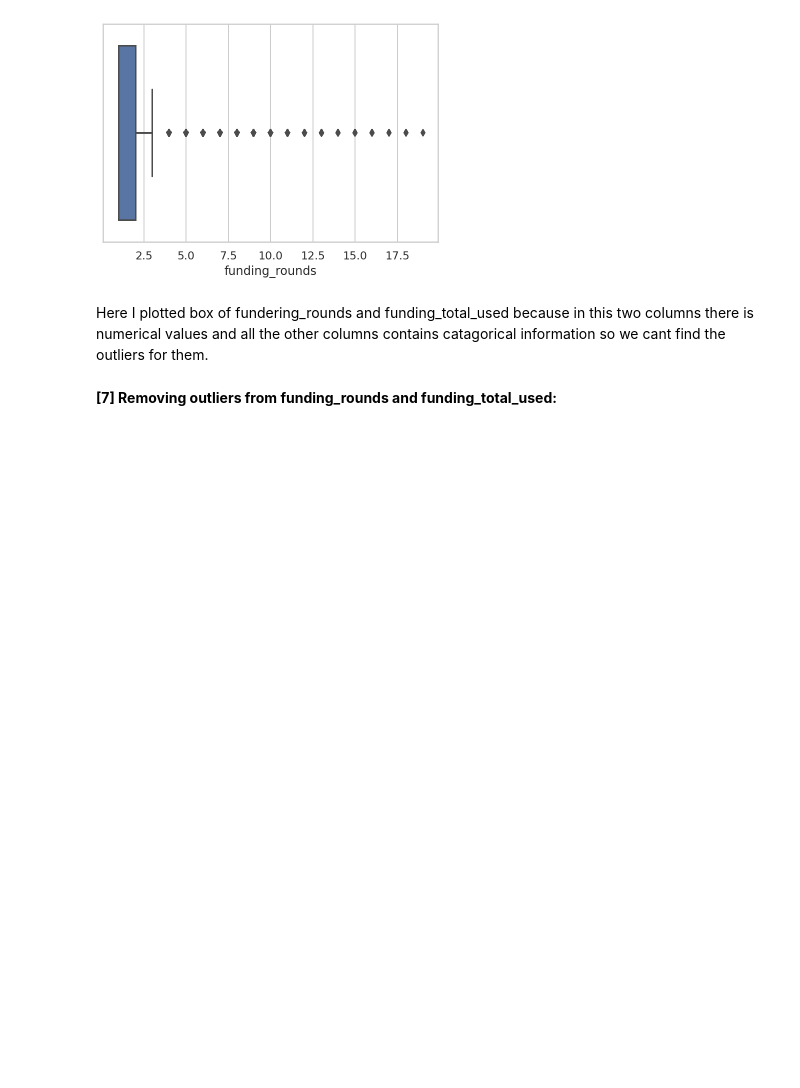
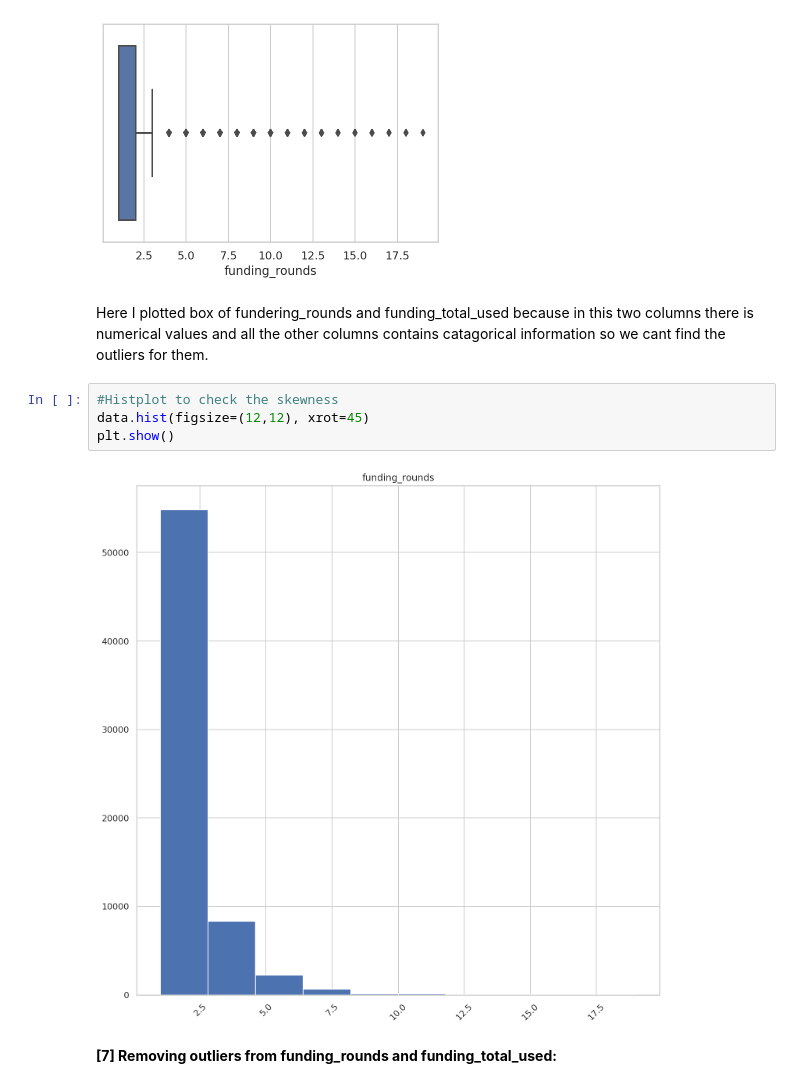
Before and after one commit to NileshCT/EDA_PROJECT, a Jupyter notebook: EDA_Project.ipynb, the cells around one changed output. Drawn from its saved outputs; the diff is of its cells as text; blank space fills up the shorter version.

```diff
--- a/EDA_Project.ipynb
+++ b/EDA_Project.ipynb
@@ -469,6 +482,12 @@ sns.boxplot(x=info['funding_rounds'])
 [figure]
 # %% [markdown]
 Here I plotted box of fundering_rounds and funding_total_used because in this two columns there is numerical values and all the other columns contains catagorical information so we cant find the outliers for them.
+# %%
+#Histplot to check the skewness
+data.hist(figsize=(12,12), xrot=45)
+plt.show()
+# %% [output]
+[figure, added]
 # %% [markdown]
 **[7] Removing outliers from funding_rounds and funding_total_used:**
 # %%
```
Also changed, not shown: parts of 30 cells of this notebook.
